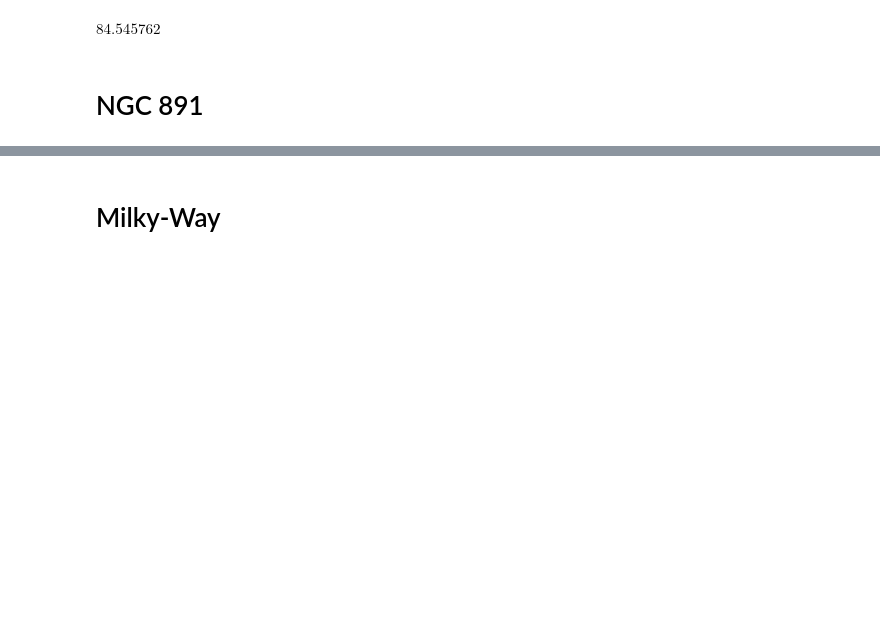
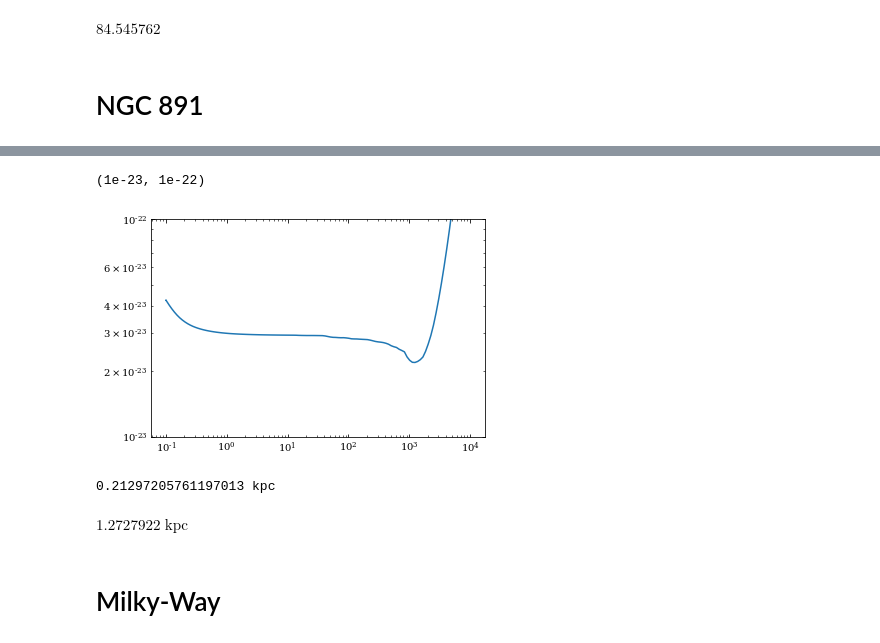
Before and after one commit to spectram/cooling_flow, a Jupyter notebook: ipynb/GIZMO_ICs_grid.ipynb, the cells around one changed output, grey strips where cells are left out. Drawn from its saved outputs; the diff is of its cells as text; code cells hidden in the pictures; blank space fills up the shorter version.

```diff
--- a/ipynb/GIZMO_ICs_grid.ipynb
+++ b/ipynb/GIZMO_ICs_grid.ipynb
@@ -414,3 +419,17 @@ pl.savefig(figdir+'ICs_NGC891.pdf')
+# %%
+pl.loglog(res.Rs(), res.Lambdas())
+pl.ylim(1e-23,1e-22)
+# %% [output]
+(1e-23, 1e-22)
+[figure, added]
+# %%
+#size scale
+print(((3*1000*un.Msun / (4*np.pi*cons.m_p*1e-3*un.cm**-3))**(1/3)).to('kpc'))
+#disc width
+(1e4/2e6)**0.5 * Rcirc
+# %% [output]
+0.21297205761197013 kpc
+$1.2727922 \; \mathrm{kpc}$
 # %% [markdown]
 # Milky-Way
 # %%
```
Also changed, not shown: parts of 6 cells of this notebook, 1 other file.
